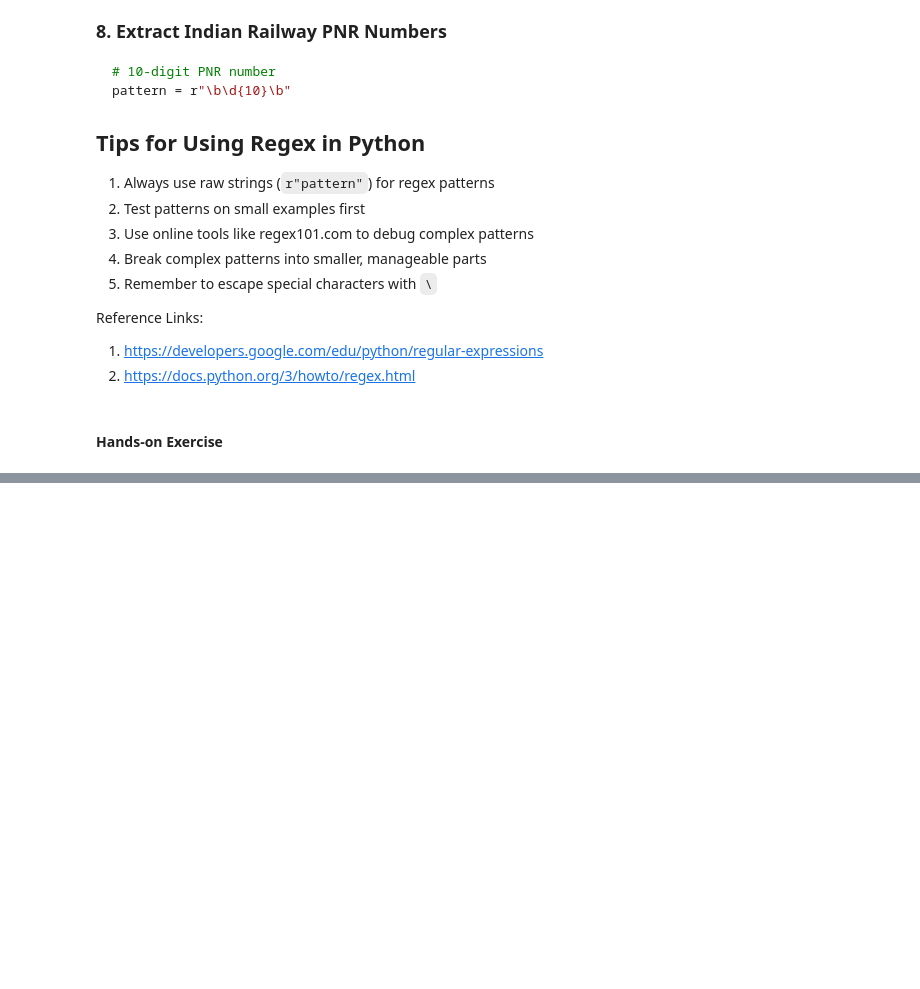
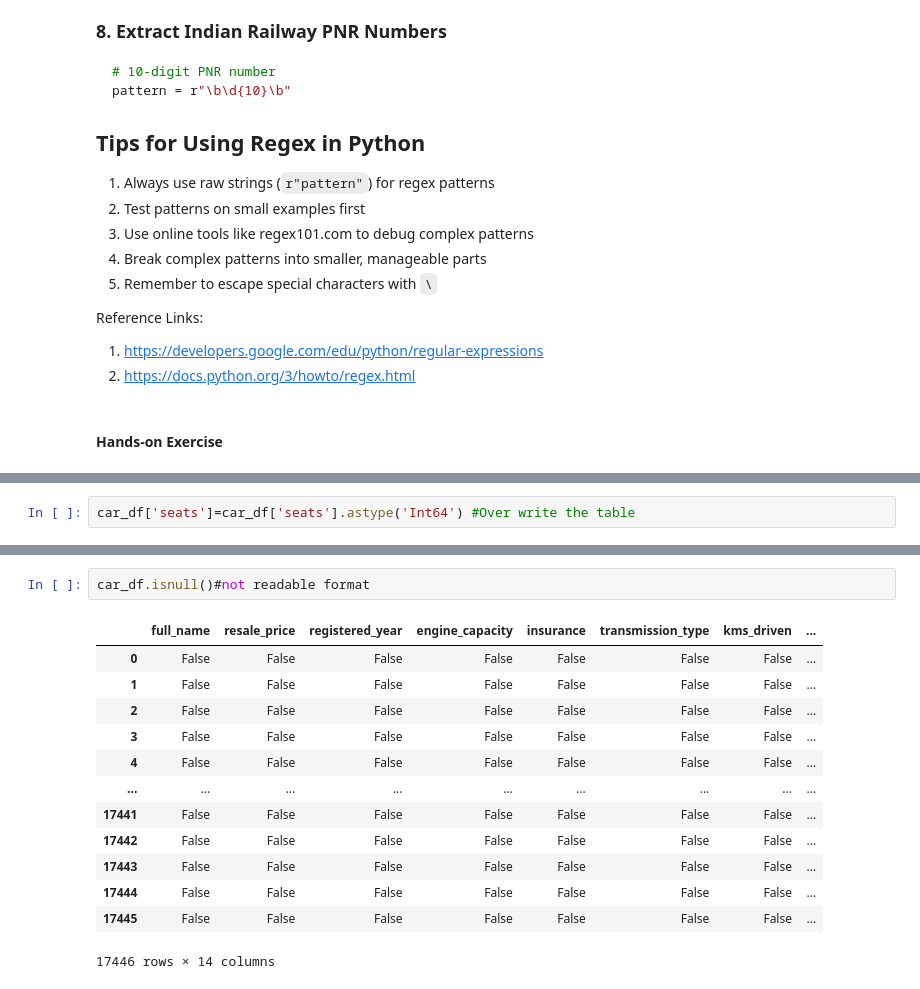
Before and after one commit to Infant-Joshva/Data-Science-learning-path, a Jupyter notebook: Practice Colab.ipynb, the cells around one changed output, grey strips where cells are left out. Cells and saved outputs as stored; diff of their text form; blank space fills up the shorter version.

```diff
--- a/Practice Colab.ipynb
+++ b/Practice Colab.ipynb
@@ -4054,0 +4243,2 @@ Reference Links:
+# %%
+car_df['seats']=car_df['seats'].astype('Int64') #Over write the table
@@ -4054,0 +4300,16 @@ Reference Links:
+# %%
+car_df.isnull()#not readable format
+# %% [output]
+|  | full_name | resale_price | registered_year | engine_capacity | insurance | transmission_type | kms_driven | ... |
+| 0 | False | False | False | False | False | False | False | ... |
+| 1 | False | False | False | False | False | False | False | ... |
+| 2 | False | False | False | False | False | False | False | ... |
+| 3 | False | False | False | False | False | False | False | ... |
+| 4 | False | False | False | False | False | False | False | ... |
+| ... | ... | ... | ... | ... | ... | ... | ... | ... |
+| 17441 | False | False | False | False | False | False | False | ... |
+| 17442 | False | False | False | False | False | False | False | ... |
+| 17443 | False | False | False | False | False | False | False | ... |
+| 17444 | False | False | False | False | False | False | False | ... |
+| 17445 | False | False | False | False | False | False | False | ... |
+17446 rows × 14 columns
```
Also changed, not shown: parts of 31 cells of this notebook.
